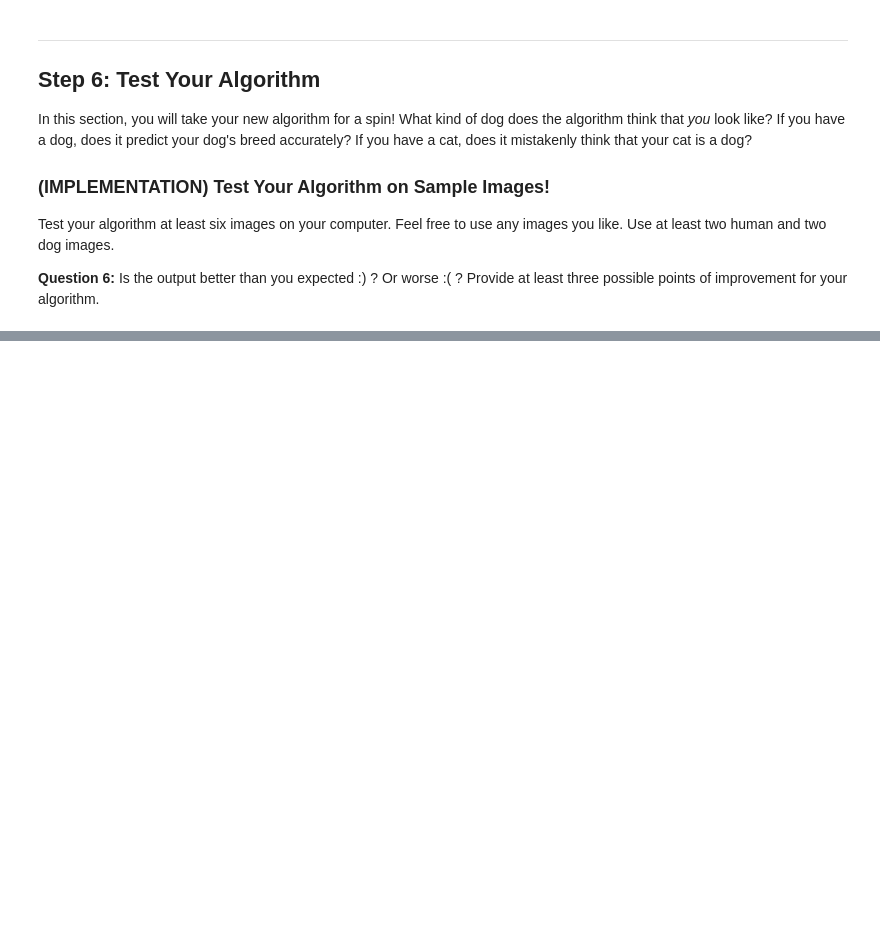
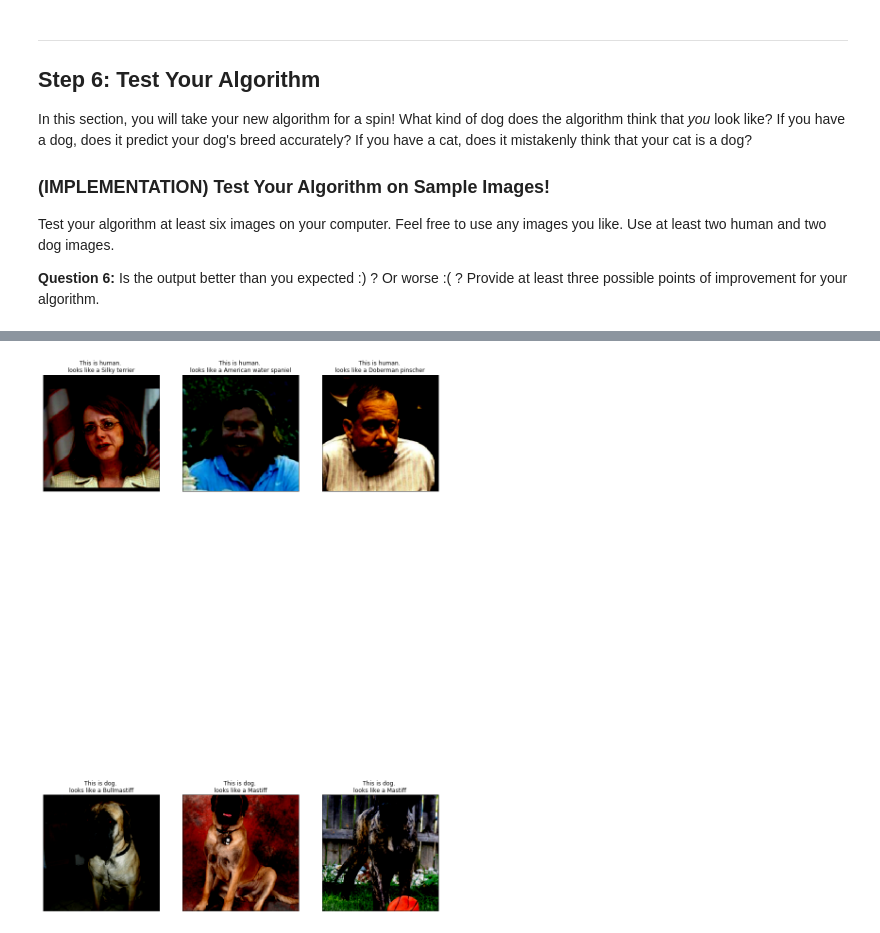
Before and after one commit to aanrran/deep-learning-v2-pytorch, a Jupyter notebook: project-dog-classification/dog_app.ipynb, the cells around one changed output, grey strips where cells are left out. Cells and saved outputs as stored; diff of their text form; code cells hidden in the pictures; blank space fills up the shorter version.

```diff
--- a/project-dog-classification/dog_app.ipynb
+++ b/project-dog-classification/dog_app.ipynb
@@ -1199,0 +1242,5 @@ for idx, file in enumerate(np.hstack((human_files[:3], dog_files[:3]))):
+# %%
+# # plot another sets of 3 human and 3 dog the images, along with the corresponding labels
+plot3human3dog(15,20)
+# %% [output]
+[figure, added]
```
Also changed, not shown: parts of 17 cells of this notebook.
